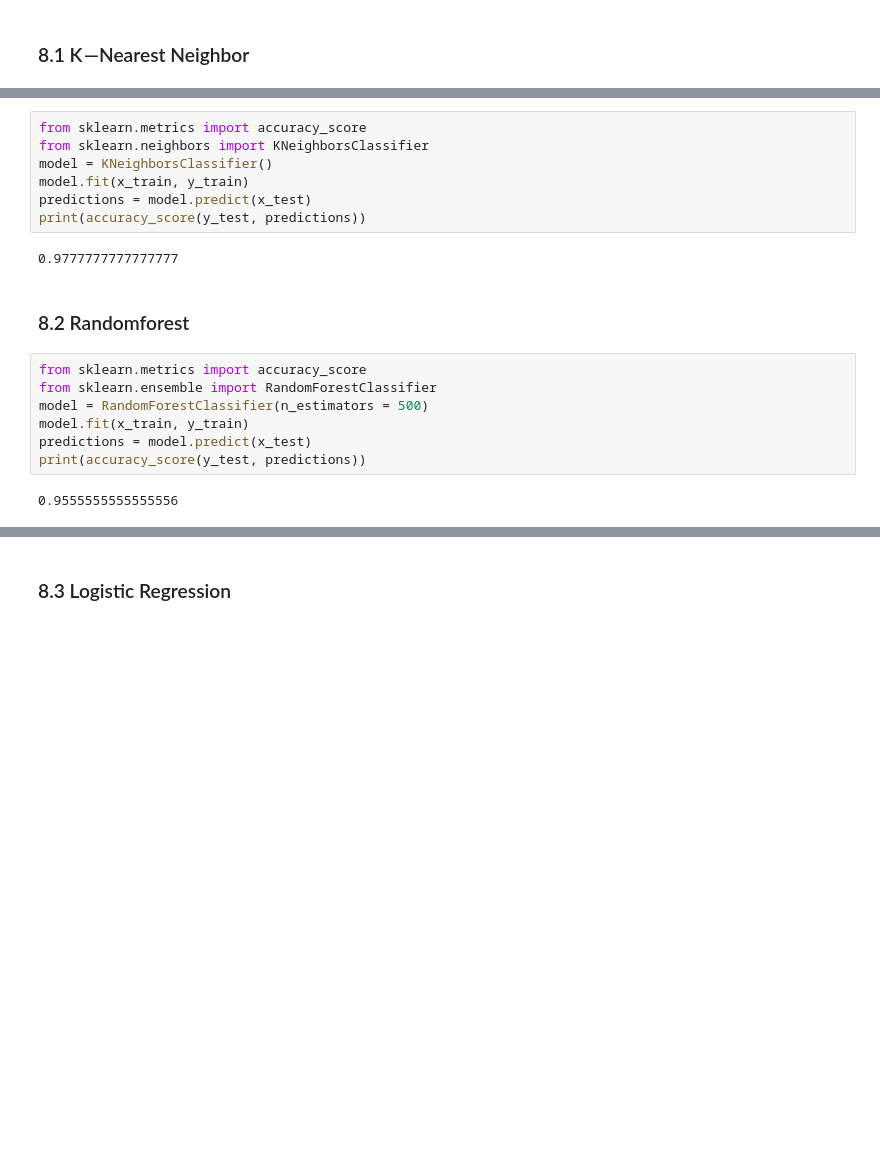
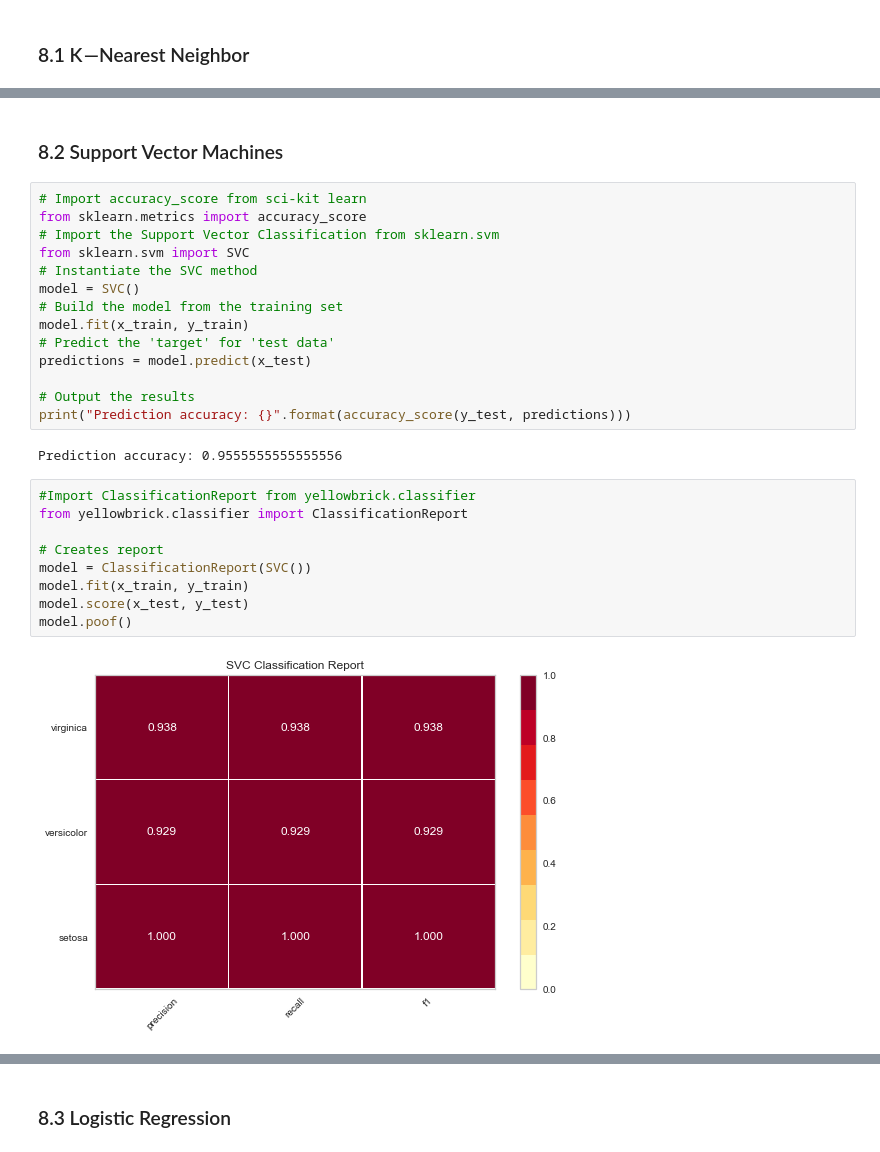
Before and after one commit to kamilam1987/Emerging_Technologies, a Jupyter notebook: iris-datase.ipynb, the cells around one changed output, grey strips where cells are left out. Drawn from its saved outputs; the diff is of its cells as text; blank space fills up the shorter version.

```diff
--- a/iris-datase.ipynb
+++ b/iris-datase.ipynb
@@ -220,20 +302,29 @@ The test set is used to estimate the predictive accuracy of a classifier. The ac
+# %% [markdown]
+### 8.2 Support Vector Machines
 # %%
+# Import accuracy_score from sci-kit learn
 from sklearn.metrics import accuracy_score
-from sklearn.neighbors import KNeighborsClassifier
-model = KNeighborsClassifier()
+# Import the Support Vector Classification from sklearn.svm
+from sklearn.svm import SVC
+# Instantiate the SVC method
+model = SVC()
+# Build the model from the training set
 model.fit(x_train, y_train)
+# Predict the 'target' for 'test data'
 predictions = model.predict(x_test)
-print(accuracy_score(y_test, predictions))
+
+# Output the results
+print("Prediction accuracy: {}".format(accuracy_score(y_test, predictions)))
 # %% [output]
-0.9777777777777777
+Prediction accuracy: 0.9555555555555556
-# %% [markdown]
-### 8.2 Randomforest
-# %%
-from sklearn.metrics import accuracy_score
-from sklearn.ensemble import RandomForestClassifier
-model = RandomForestClassifier(n_estimators = 500)
-model.fit(x_train, y_train)
-predictions = model.predict(x_test)
-print(accuracy_score(y_test, predictions))
-# %% [output]
-0.9555555555555556
+# %%
+#Import ClassificationReport from yellowbrick.classifier
+from yellowbrick.classifier import ClassificationReport
+
+# Creates report
+model = ClassificationReport(SVC())
+model.fit(x_train, y_train)
+model.score(x_test, y_test)
+model.poof()
+# %% [output]
+[figure, added]
```
Also changed, not shown: parts of 25 cells of this notebook.
